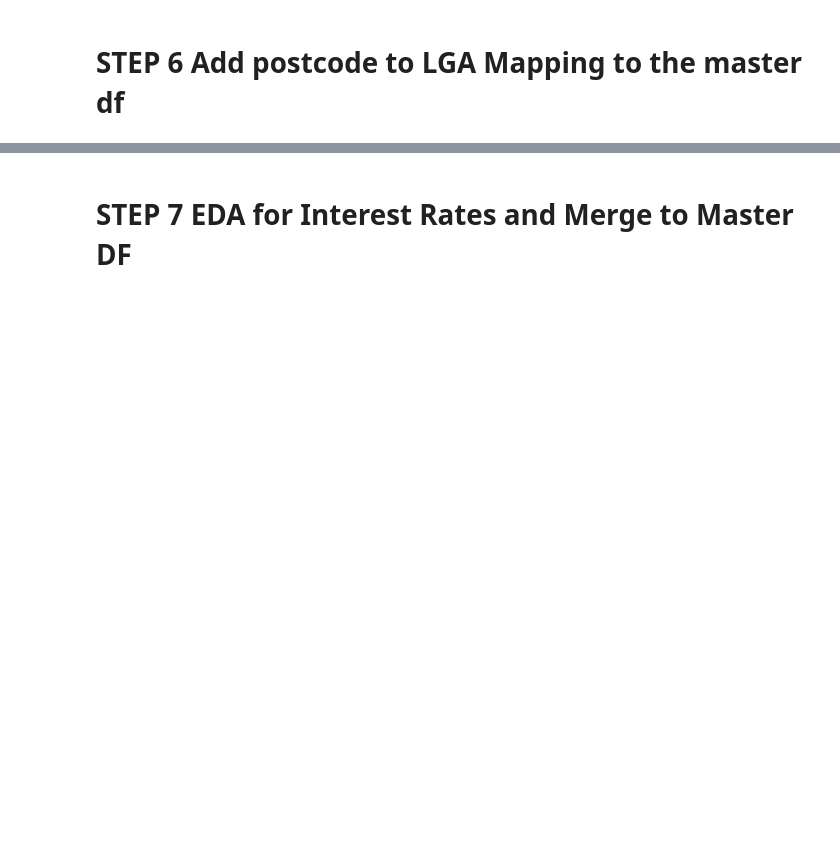
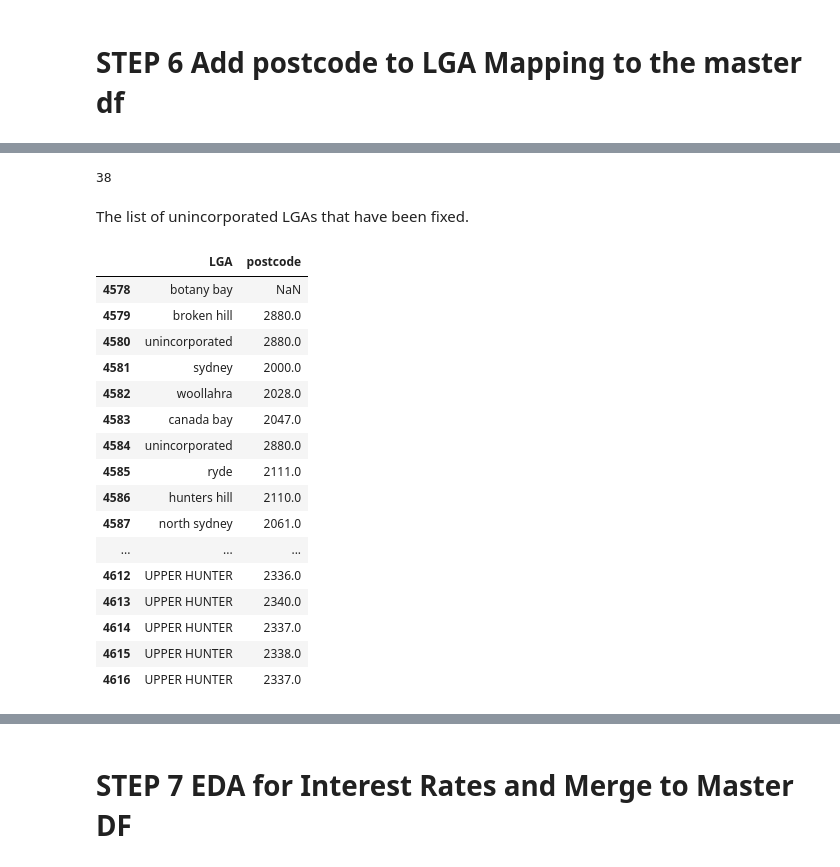
Before and after one commit to walthersy/NSW-house-price, a Jupyter notebook: Data Cleaning Pt1 (sales and rent).ipynb, the cells around one changed output, grey strips where cells are left out. Drawn from its saved outputs; the diff is of its cells as text; code cells hidden in the pictures; blank space fills up the shorter version.

Commit message:
DC pt1
Made progress on the LGA mappings, just have to consider a few more things with the groupmates to finalise it

```diff
--- a/Data Cleaning Pt1 (sales and rent).ipynb
+++ b/Data Cleaning Pt1 (sales and rent).ipynb
@@ -963,0 +1054,40 @@ lga_poa.loc[lga_poa['LGA']=='UNINCORPORATED']
+# %%
+lgaList = ['yarra','inner west','sydney','inner west','botany bay','broken hill','unincorporated','sydney',
+           'woollahra','canada bay','unincorporated','ryde','hunters hill','north sydney','north sydney','lane cove',
+           'unincorporated','manly','central darling','unincorporated','sydney','unincorporated','mosman','unincorporated',
+           'north sydney', 'unincorporated','unincorporated','wentworth','sydney','wentworth','unincorporated','sydney',
+           'unincorporated','waverley','bourke','woollahra','central darling','sydney']
+# %%
+len(lgaList)
+# %% [output]
+38
+# %%
+# applying lgaList to the unincorporated LGAs in the DF
+lga_poa.loc[lga_poa['LGA']=='UNINCORPORATED', 'LGA']= lgaList
+# %%
+# dropping 'council' 'suburb' as well as the rows that have no postcodes.
+#These rows were actual harbours or national parks.
+
+lga_poa = lga_poa.drop(columns= ['council','suburb'], index=[4593,4599, 3345, 3340, 462, 5002, 3357])
+# %% [markdown]
+The list of unincorporated LGAs that have been fixed.
+# %%
+lga_poa.iloc[4574:4611]
+# %% [output]
+|  | LGA | postcode |
+| 4578 | botany bay | NaN |
+| 4579 | broken hill | 2880.0 |
+| 4580 | unincorporated | 2880.0 |
+| 4581 | sydney | 2000.0 |
+| 4582 | woollahra | 2028.0 |
+| 4583 | canada bay | 2047.0 |
+| 4584 | unincorporated | 2880.0 |
+| 4585 | ryde | 2111.0 |
+| 4586 | hunters hill | 2110.0 |
+| 4587 | north sydney | 2061.0 |
+| ... | ... | ... |
+| 4612 | UPPER HUNTER | 2336.0 |
+| 4613 | UPPER HUNTER | 2340.0 |
+| 4614 | UPPER HUNTER | 2337.0 |
+| 4615 | UPPER HUNTER | 2338.0 |
+| 4616 | UPPER HUNTER | 2337.0 |
```
Also changed, not shown: parts of 42 cells of this notebook.
